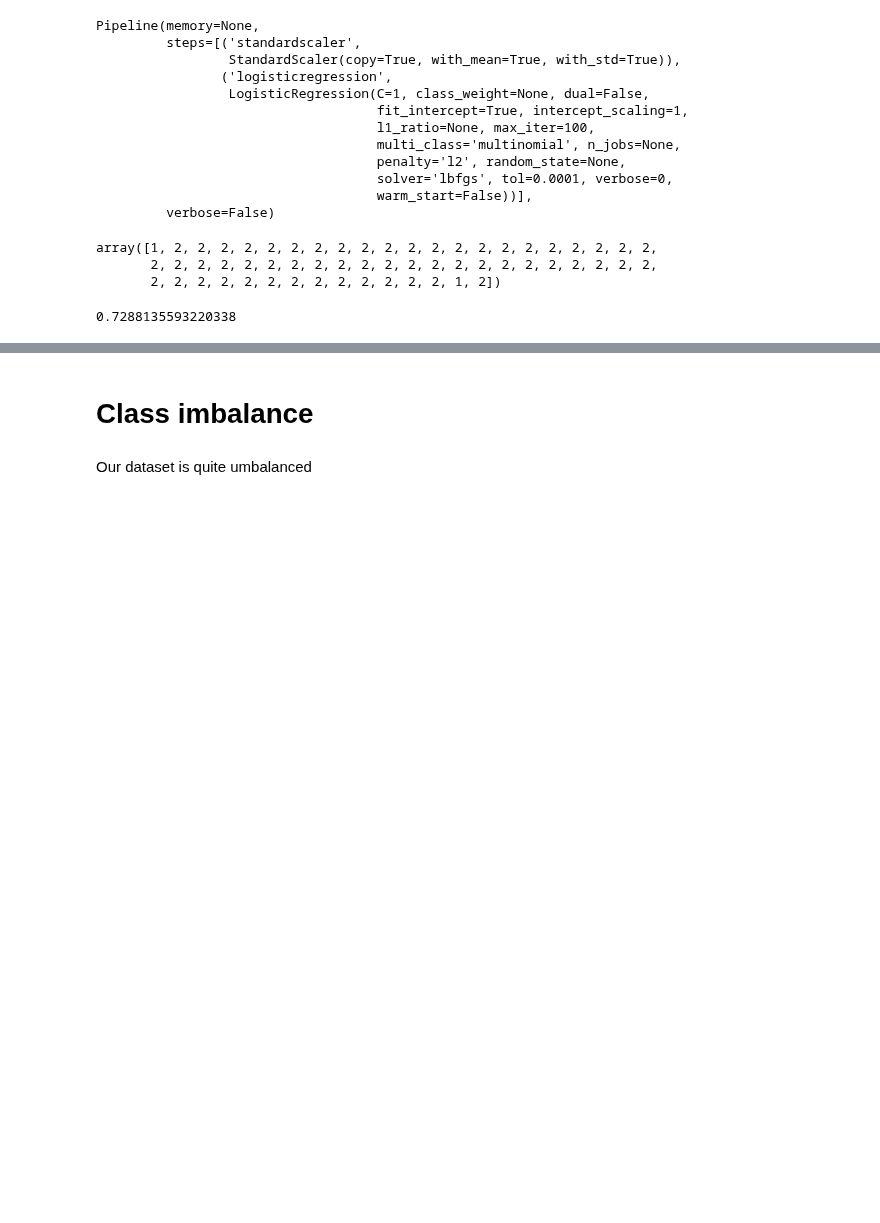
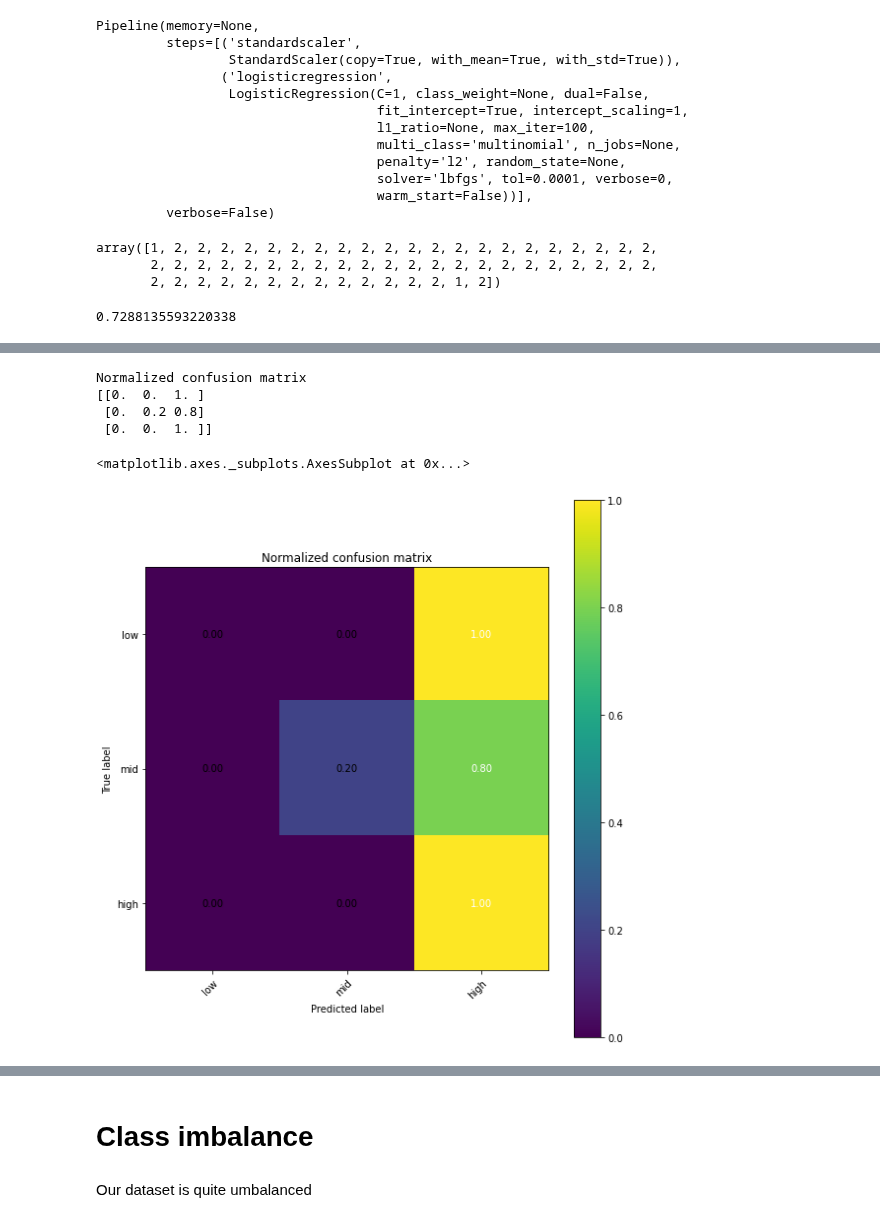
Before and after one commit to andreaaraldo/machine-learning-for-networks, a Jupyter notebook: 03.regression_contd-and-classification/c.classification.ipynb, the cells around one changed output, grey strips where cells are left out. Saved outputs shown, nothing was run; the diff lists cells and outputs as text; code cells hidden in the pictures; blank space fills up the shorter version.

```diff
--- a/03.regression_contd-and-classification/c.classification.ipynb
+++ b/03.regression_contd-and-classification/c.classification.ipynb
@@ -381,0 +393,11 @@ plt.show()
+# %%
+class_names=np.array(["low", "mid", "high"] )
+
+plot_conf_mat(y_test, y_pred, class_names)
+# %% [output]
+Normalized confusion matrix
+[[0.  0.  1. ]
+ [0.  0.2 0.8]
+ [0.  0.  1. ]]
+<matplotlib.axes._subplots.AxesSubplot at 0x...>
+[figure, added]
```
Also changed, not shown: parts of 14 cells of this notebook.
